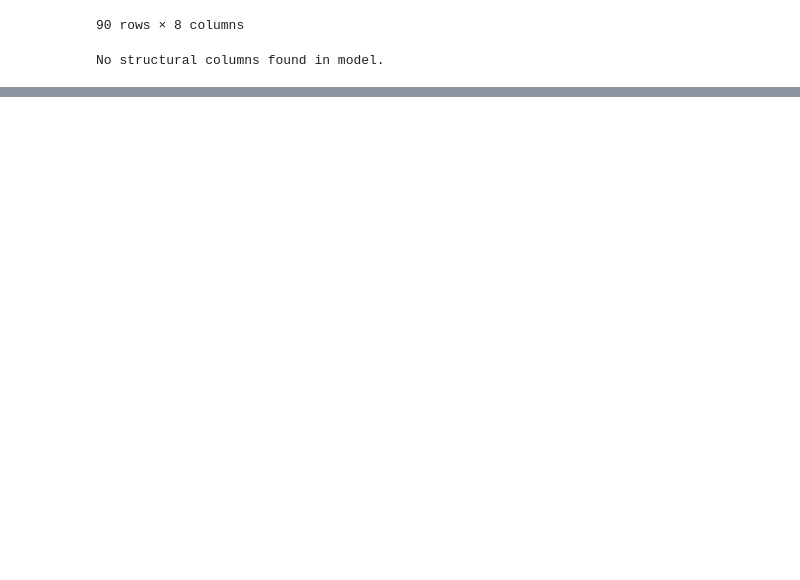
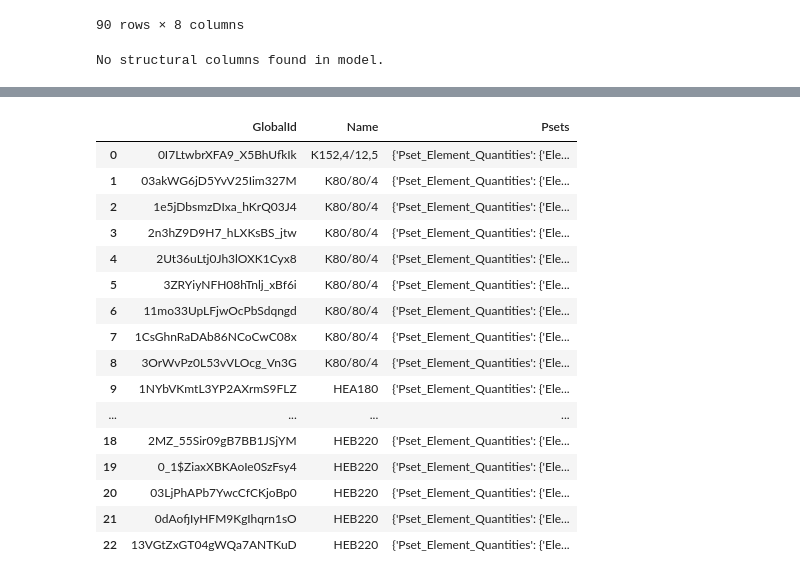
Before and after one commit to EdaAkaltun/Project-T, a Jupyter notebook: load in ifc.ipynb, the cells around one changed output, grey strips where cells are left out. Cells and saved outputs as stored; diff of their text form; code cells hidden in the pictures; blank space fills up the shorter version.

```diff
--- a/load in ifc.ipynb
+++ b/load in ifc.ipynb
@@ -166,0 +175,20 @@ The wall name is zinkwerk
+# %%
+import ifcopenshell
+
+# Load IFC file
+model = ifcopenshell.open('IFC Schependomlaan.ifc')
+
+column = model.by_type("IfcColumn")[0]
+column_type = ifcopenshell.util.element.get_type(column)
+
+# Get all properties and quantities as a dictionary
+# returns {"Pset_columnCommon": {"id": 123, "FireRating": "2HR", ...}}
+psets = ifcopenshell.util.element.get_psets(column_type)
+
+# Get all properties and quantities of the column, including inherited type properties
+psets = ifcopenshell.util.element.get_psets(column)
+
+dataset = []
+set = pd.DataFrame.from_dict(psets)
+set.to_excel("columns.xlsx")
+set
@@ -166,0 +251,53 @@ The wall name is zinkwerk
+# %%
+import ifcopenshell
+import pandas as pd
+
+# Load IFC file
+model = ifcopenshell.open('IFC Schependomlaan.ifc')
+
+dataset = []
+
+# Loop through all IfcColumn objects in the model
+for column in model.by_type("IfcColumn"):
+    # Get the type of the column
+    column_type = ifcopenshell.util.element.get_type(column)
+
+    # Get all properties and quantities of the column, including inherited type properties
+    psets = ifcopenshell.util.element.get_psets(column)
+
+    # Add the data for this column to the dataset list
+    dataset.append({
+        "GlobalId": column.GlobalId,
+        "Name": column.Name,
+        "Psets": psets
+    })
+
+# Convert the dataset list to a DataFrame
+df = pd.DataFrame(dataset)
+
+# # Extract the Pset_columnCommon data into separate columns
+# df = pd.concat([df.drop(['Psets'], axis=1), df['Psets'].apply(pd.Series)], axis=1)
+# df = pd.concat([df.drop(['Pset_columnCommon'], axis=1), df['Pset_columnCommon'].apply(pd.Series)], axis=1)
+
+# Write the data to an Excel file
+df.to_excel("columns.xlsx", index=False)
+
+df
+# %% [output]
+|  | GlobalId | Name | Psets |
+| 0 | 0I7LtwbrXFA9_X5BhUfkIk | K152,4/12,5 | {'Pset_Element_Quantities': {'Ele... |
+| 1 | 03akWG6jD5YvV25Iim327M | K80/80/4 | {'Pset_Element_Quantities': {'Ele... |
+| 2 | 1e5jDbsmzDIxa_hKrQ03J4 | K80/80/4 | {'Pset_Element_Quantities': {'Ele... |
+| 3 | 2n3hZ9D9H7_hLXKsBS_jtw | K80/80/4 | {'Pset_Element_Quantities': {'Ele... |
+| 4 | 2Ut36uLtj0Jh3lOXK1Cyx8 | K80/80/4 | {'Pset_Element_Quantities': {'Ele... |
+| 5 | 3ZRYiyNFH08hTnlj_xBf6i | K80/80/4 | {'Pset_Element_Quantities': {'Ele... |
+| 6 | 11mo33UpLFjwOcPbSdqngd | K80/80/4 | {'Pset_Element_Quantities': {'Ele... |
+| 7 | 1CsGhnRaDAb86NCoCwC08x | K80/80/4 | {'Pset_Element_Quantities': {'Ele... |
+| 8 | 3OrWvPz0L53vVLOcg_Vn3G | K80/80/4 | {'Pset_Element_Quantities': {'Ele... |
+| 9 | 1NYbVKmtL3YP2AXrmS9FLZ | HEA180 | {'Pset_Element_Quantities': {'Ele... |
+| ... | ... | ... | ... |
+| 18 | 2MZ_55Sir09gB7BB1JSjYM | HEB220 | {'Pset_Element_Quantities': {'Ele... |
+| 19 | 0_1$ZiaxXBKAoIe0SzFsy4 | HEB220 | {'Pset_Element_Quantities': {'Ele... |
+| 20 | 03LjPhAPb7YwcCfCKjoBp0 | HEB220 | {'Pset_Element_Quantities': {'Ele... |
+| 21 | 0dAofjIyHFM9KgIhqrn1sO | HEB220 | {'Pset_Element_Quantities': {'Ele... |
+| 22 | 13VGtZxGT04gWQa7ANTKuD | HEB220 | {'Pset_Element_Quantities': {'Ele... |
```
Also changed, not shown: parts of 5 cells of this notebook, 2 other files.
